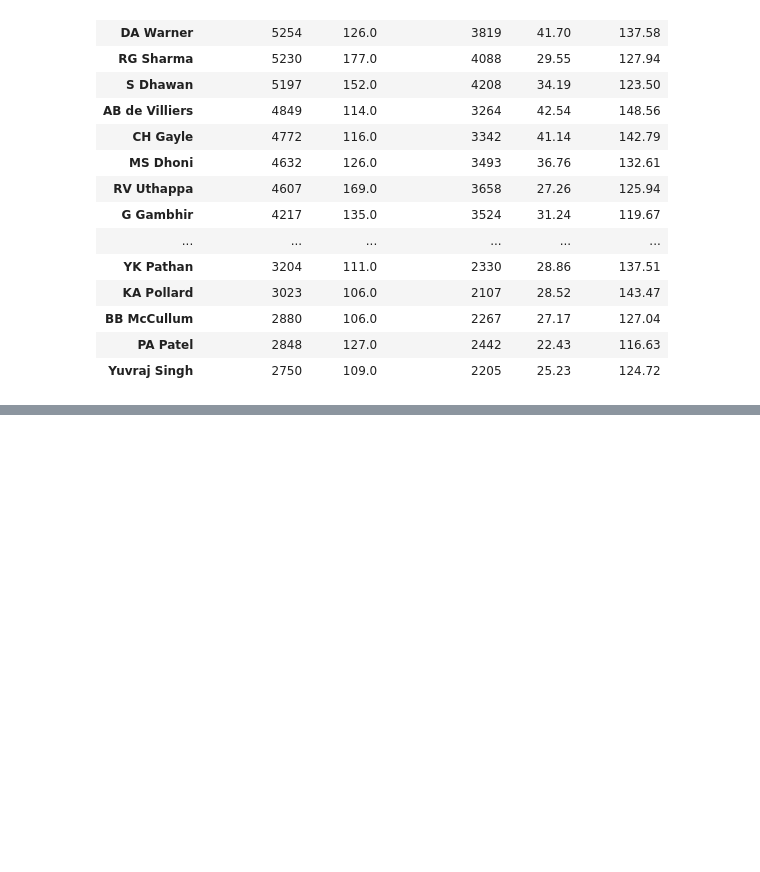
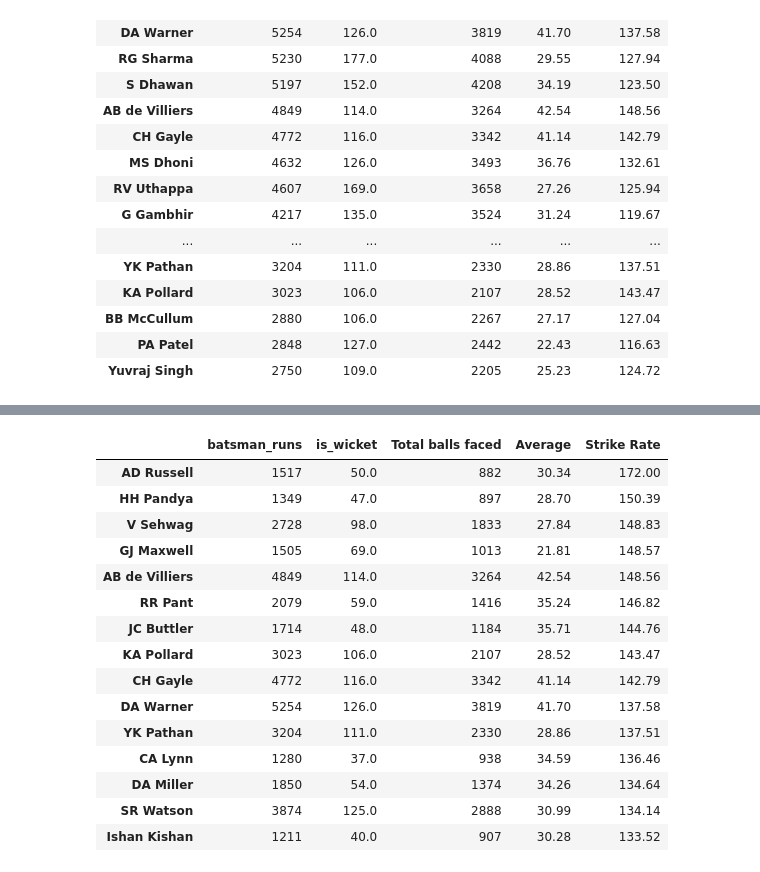
Before and after one commit to dhrubjun/All-time-best-IPL-team, a Jupyter notebook: All_time_best_IPL_team.ipynb, the cells around one changed output, grey strips where cells are left out. Drawn from its saved outputs; the diff is of its cells as text; code cells hidden in the pictures; blank space fills up the shorter version.

```diff
--- a/All_time_best_IPL_team.ipynb
+++ b/All_time_best_IPL_team.ipynb
@@ -102,0 +135,19 @@ df_batsman.sort_values(by='Average', ascending=False).head(20)['Average'].plot(k
+# %%
+df_batsman.sort_values(by='Strike Rate', ascending=False).head(15)
+# %% [output]
+|  | batsman_runs | is_wicket | Total balls faced | Average | Strike Rate |
+| AD Russell | 1517 | 50.0 | 882 | 30.34 | 172.00 |
+| HH Pandya | 1349 | 47.0 | 897 | 28.70 | 150.39 |
+| V Sehwag | 2728 | 98.0 | 1833 | 27.84 | 148.83 |
+| GJ Maxwell | 1505 | 69.0 | 1013 | 21.81 | 148.57 |
+| AB de Villiers | 4849 | 114.0 | 3264 | 42.54 | 148.56 |
+| RR Pant | 2079 | 59.0 | 1416 | 35.24 | 146.82 |
+| JC Buttler | 1714 | 48.0 | 1184 | 35.71 | 144.76 |
+| KA Pollard | 3023 | 106.0 | 2107 | 28.52 | 143.47 |
+| CH Gayle | 4772 | 116.0 | 3342 | 41.14 | 142.79 |
+| DA Warner | 5254 | 126.0 | 3819 | 41.70 | 137.58 |
+| YK Pathan | 3204 | 111.0 | 2330 | 28.86 | 137.51 |
+| CA Lynn | 1280 | 37.0 | 938 | 34.59 | 136.46 |
+| DA Miller | 1850 | 54.0 | 1374 | 34.26 | 134.64 |
+| SR Watson | 3874 | 125.0 | 2888 | 30.99 | 134.14 |
+| Ishan Kishan | 1211 | 40.0 | 907 | 30.28 | 133.52 |
```
Also changed, not shown: parts of 4 cells of this notebook.
